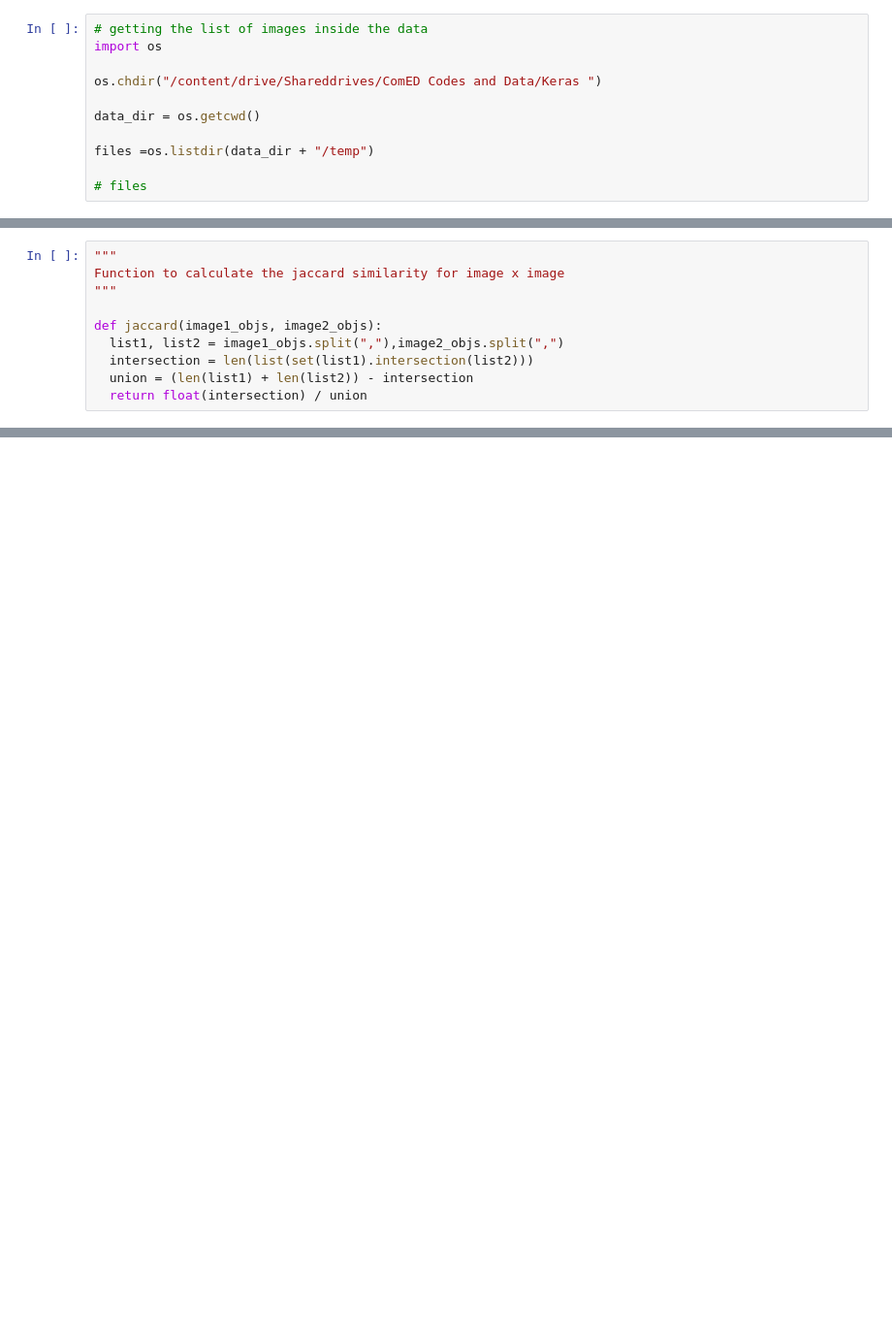
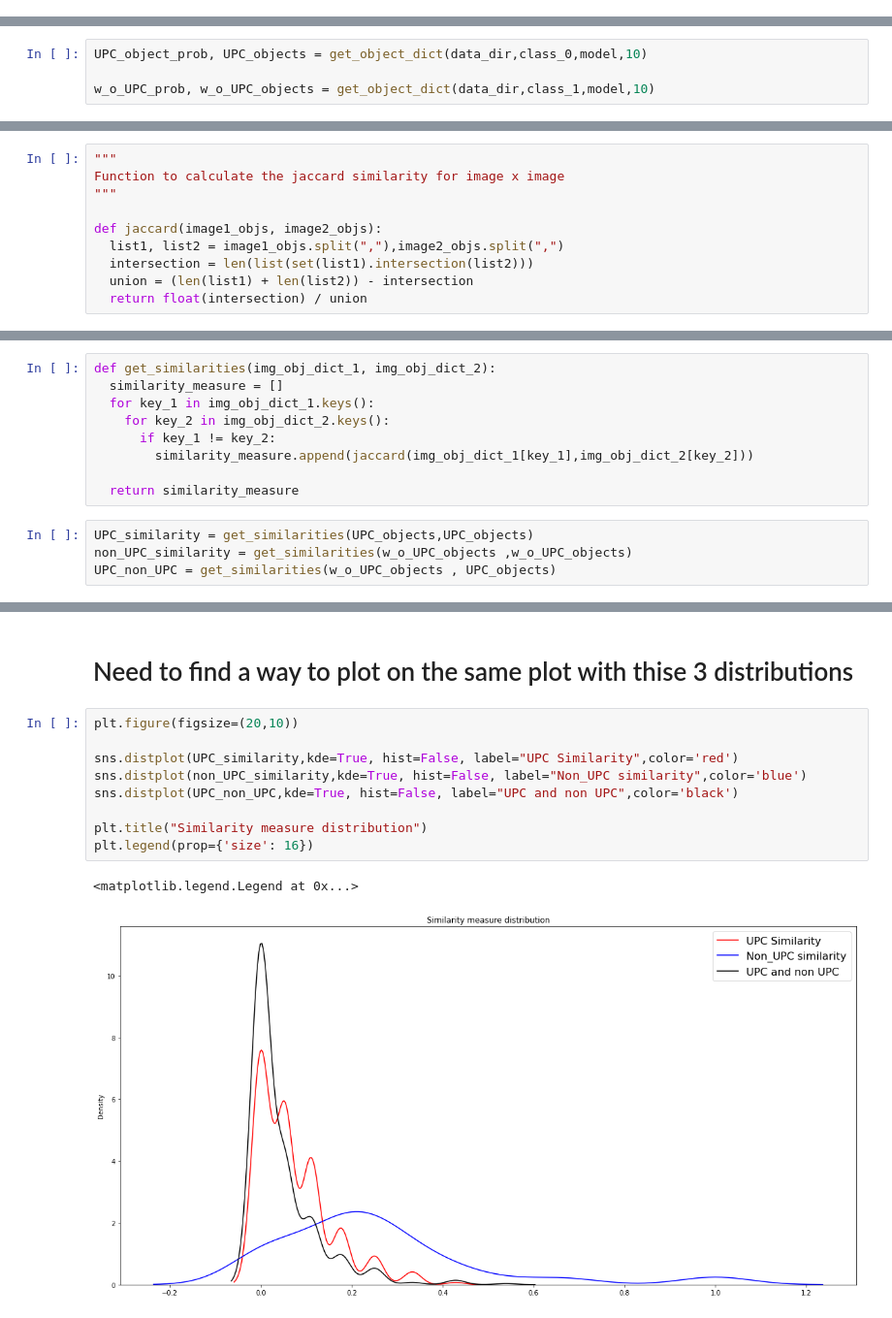
Before and after one commit to baban9/Capstone-560, a Jupyter notebook: Keras_imagenet.ipynb, the cells around one changed output, grey strips where cells are left out. Shown: that part at 97% size. Drawn from its saved outputs; the diff is of its cells as text; blank space fills up the shorter version.

Commit message:
Imagenet Insights with labels predicted

```diff
--- a/Keras_imagenet.ipynb
+++ b/Keras_imagenet.ipynb
@@ -11,12 +19 @@ import numpy as np
 model = ResNet50(weights='imagenet')
-# %%
-# getting the list of images inside the data
-import os
-
-os.chdir("/content/drive/Shareddrives/ComED Codes and Data/Keras ")
-
-data_dir = os.getcwd()
-
-files =os.listdir(data_dir + "/temp")
-
-# files
@@ -72,0 +58,4 @@ image_dict
+# %%
+UPC_object_prob, UPC_objects = get_object_dict(data_dir,class_0,model,10)
+
+w_o_UPC_prob, w_o_UPC_objects = get_object_dict(data_dir,class_1,model,10)
@@ -100,0 +137,13 @@ plt.show()
+# %%
+def get_similarities(img_obj_dict_1, img_obj_dict_2):
+  similarity_measure = []
+  for key_1 in img_obj_dict_1.keys():
+    for key_2 in img_obj_dict_2.keys():
+      if key_1 != key_2:
+        similarity_measure.append(jaccard(img_obj_dict_1[key_1],img_obj_dict_2[key_2]))
+
+  return similarity_measure
+# %%
+UPC_similarity = get_similarities(UPC_objects,UPC_objects)
+non_UPC_similarity = get_similarities(w_o_UPC_objects ,w_o_UPC_objects)
+UPC_non_UPC = get_similarities(w_o_UPC_objects , UPC_objects)
@@ -100,0 +173,14 @@ plt.show()
+# %% [markdown]
+# Need to find a way to plot on the same plot with thise 3 distributions
+# %%
+plt.figure(figsize=(20,10))
+
+sns.distplot(UPC_similarity,kde=True, hist=False, label="UPC Similarity",color='red')
+sns.distplot(non_UPC_similarity,kde=True, hist=False, label="Non_UPC similarity",color='blue')
+sns.distplot(UPC_non_UPC,kde=True, hist=False, label="UPC and non UPC",color='black')
+
+plt.title("Similarity measure distribution")
+plt.legend(prop={'size': 16})
+# %% [output]
+<matplotlib.legend.Legend at 0x...>
+[figure, added]
```
Also changed, not shown: parts of 17 cells of this notebook.
